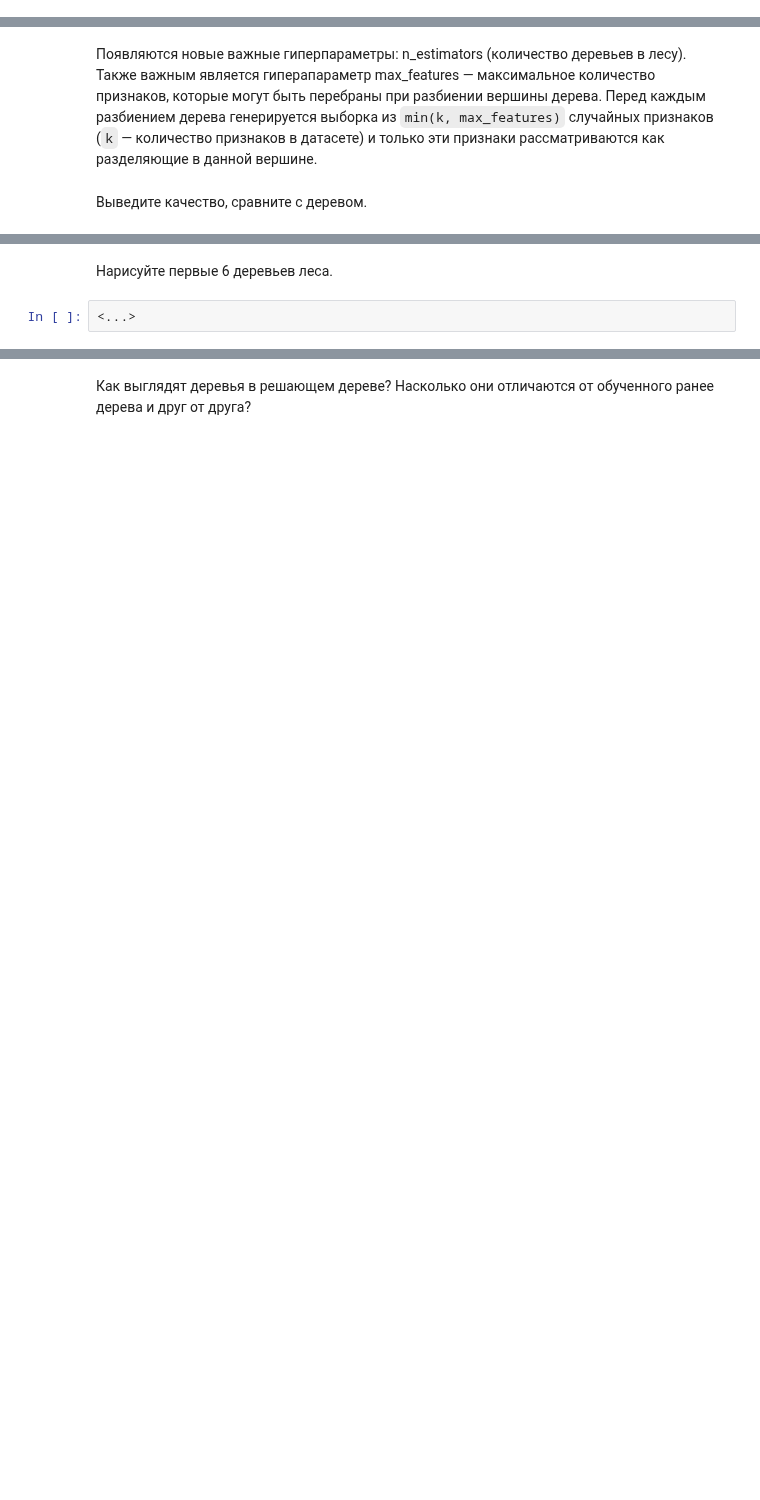
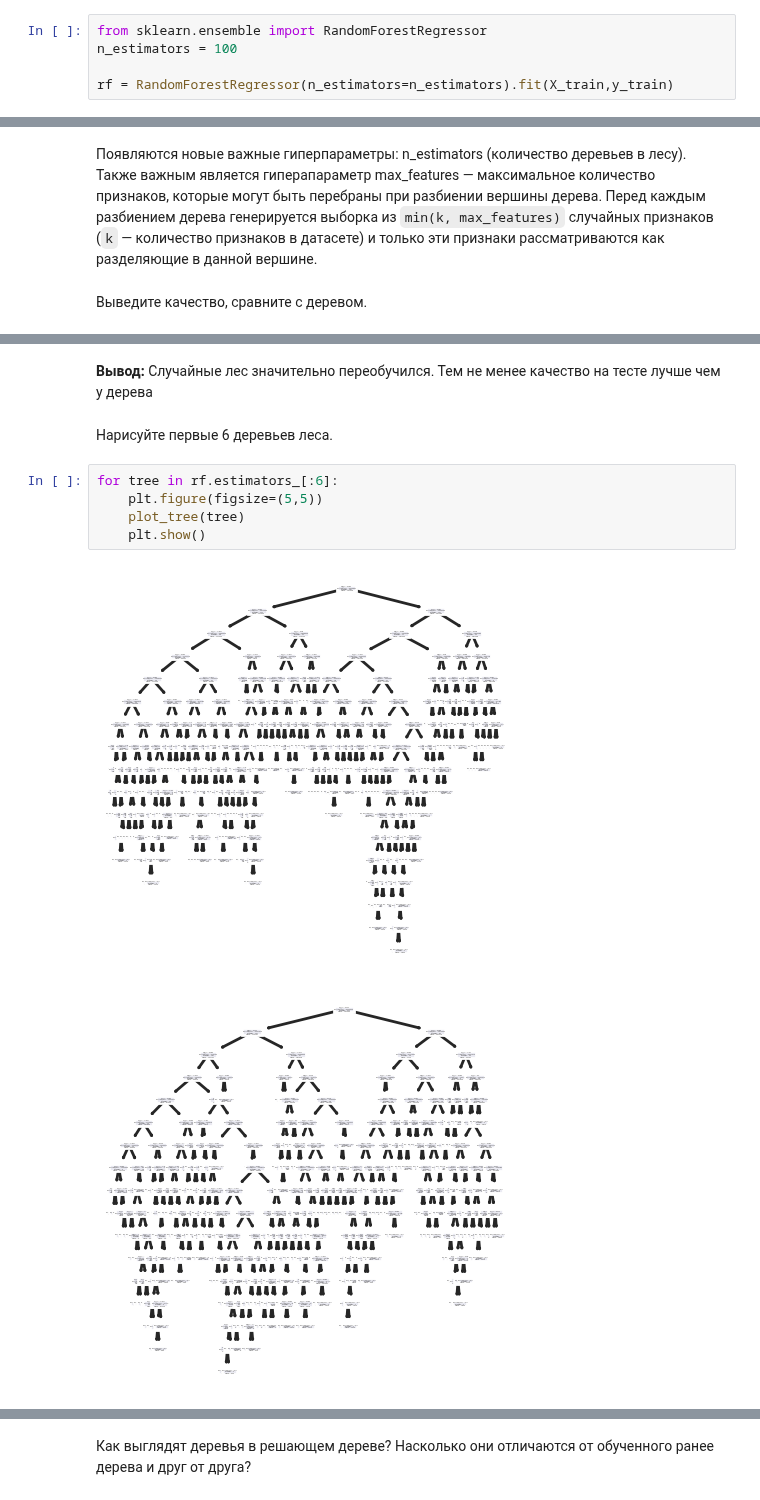
Before and after one commit to NMashalov/2023_OpenMipt_course, a Jupyter notebook: lesson6/seminar6-povtorenie.ipynb, the cells around one changed output, grey strips where cells are left out. Saved outputs shown, nothing was run; the diff lists cells and outputs as text; blank space fills up the shorter version.

```diff
--- a/lesson6/seminar6-povtorenie.ipynb
+++ b/lesson6/seminar6-povtorenie.ipynb
@@ -60,2 +86,7 @@ n_estimators = 100
+# %%
+from sklearn.ensemble import RandomForestRegressor
+n_estimators = 100
+
+rf = RandomForestRegressor(n_estimators=n_estimators).fit(X_train,y_train)
 # %% [markdown]
 Выведите параметры леса.
@@ -78,4 +150,12 @@ n_estimators = 100
+# %% [markdown]
+**Вывод:** Случайные лес значительно переобучился. Тем не менее качество на тесте лучше чем у дерева
 # %% [markdown]
 Нарисуйте первые 6 деревьев леса.
-# %%
-<...>
+# %%
+for tree in rf.estimators_[:6]:
+    plt.figure(figsize=(5,5))
+    plot_tree(tree)
+    plt.show()
+# %% [output]
+[figure, added]
+[figure, added]
```
Also changed, not shown: parts of 25 cells of this notebook.
